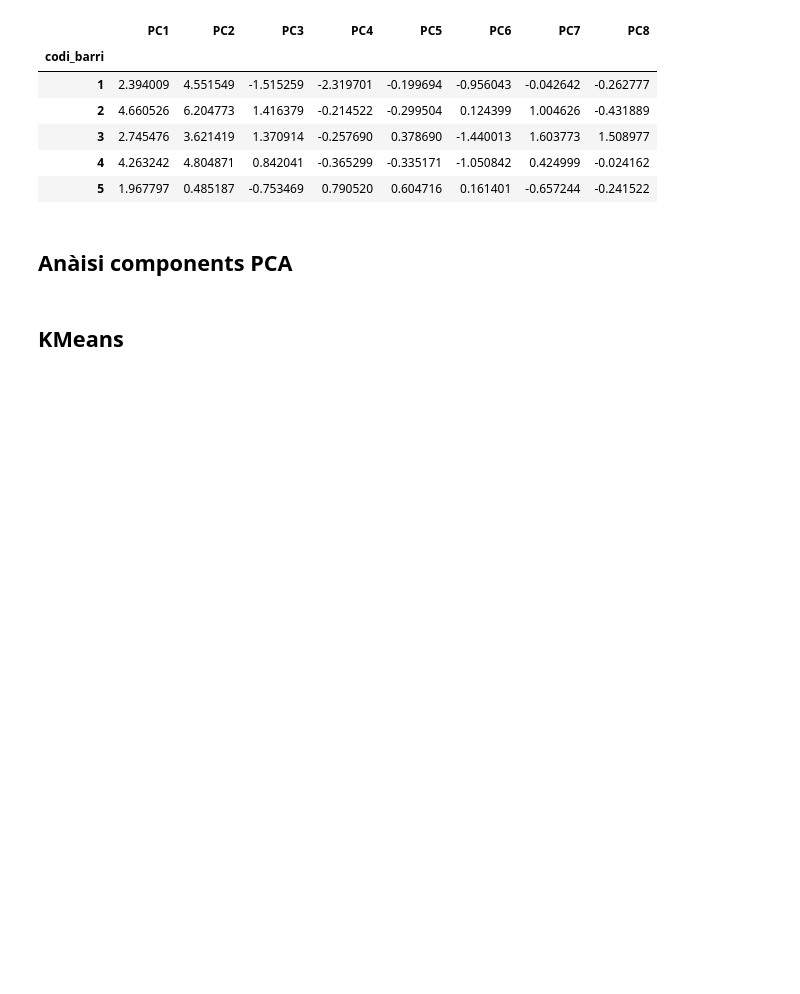
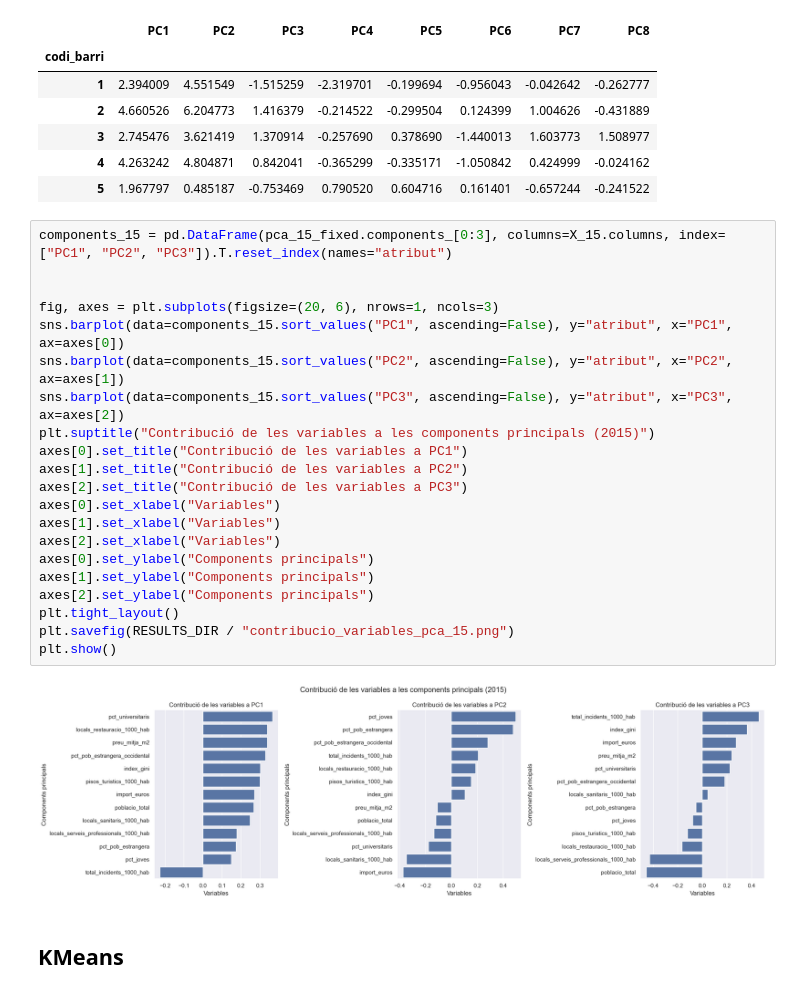
Before and after one commit to joseprau/tfm_gentrificacio_bcn, a Jupyter notebook: notebooks/modelling.ipynb, the cells around one changed output. Drawn from its saved outputs; the diff is of its cells as text; blank space fills up the shorter version.

```diff
--- a/notebooks/modelling.ipynb
+++ b/notebooks/modelling.ipynb
@@ -309,8 +309,29 @@ X_pca_df.head()
 | 3 | 2.745476 | 3.621419 | 1.370914 | -0.257690 | 0.378690 | -1.440013 | 1.603773 | 1.508977 |
 | 4 | 4.263242 | 4.804871 | 0.842041 | -0.365299 | -0.335171 | -1.050842 | 0.424999 | -0.024162 |
 | 5 | 1.967797 | 0.485187 | -0.753469 | 0.790520 | 0.604716 | 0.161401 | -0.657244 | -0.241522 |
-# %% [markdown]
-## Anàisi components PCA
+# %%
+components_15 = pd.DataFrame(pca_15_fixed.components_[0:3], columns=X_15.columns, index=["PC1", "PC2", "PC3"]).T.reset_index(names="atribut")
+
+
+fig, axes = plt.subplots(figsize=(20, 6), nrows=1, ncols=3)
+sns.barplot(data=components_15.sort_values("PC1", ascending=False), y="atribut", x="PC1",  ax=axes[0])
+sns.barplot(data=components_15.sort_values("PC2", ascending=False), y="atribut", x="PC2", ax=axes[1])
+sns.barplot(data=components_15.sort_values("PC3", ascending=False), y="atribut", x="PC3", ax=axes[2])
+plt.suptitle("Contribució de les variables a les components principals (2015)")
+axes[0].set_title("Contribució de les variables a PC1")
+axes[1].set_title("Contribució de les variables a PC2")
+axes[2].set_title("Contribució de les variables a PC3")
+axes[0].set_xlabel("Variables")
+axes[1].set_xlabel("Variables")
+axes[2].set_xlabel("Variables")
+axes[0].set_ylabel("Components principals")
+axes[1].set_ylabel("Components principals")
+axes[2].set_ylabel("Components principals")
+plt.tight_layout()
+plt.savefig(RESULTS_DIR / "contribucio_variables_pca_15.png")
+plt.show()
+# %% [output]
+[figure, added]
 # %% [markdown]
 ## KMeans
 # %%
```
Also changed, not shown: parts of 2 cells of this notebook, 3 other files.
